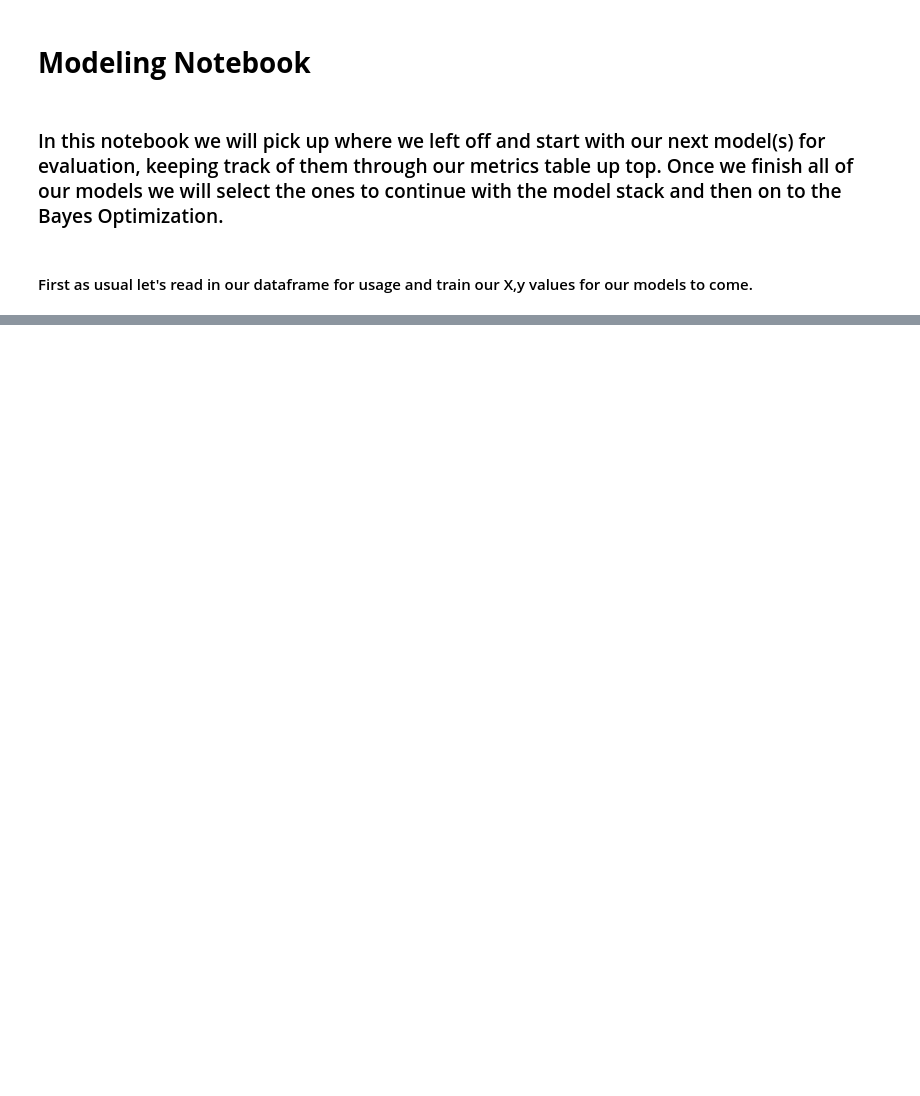
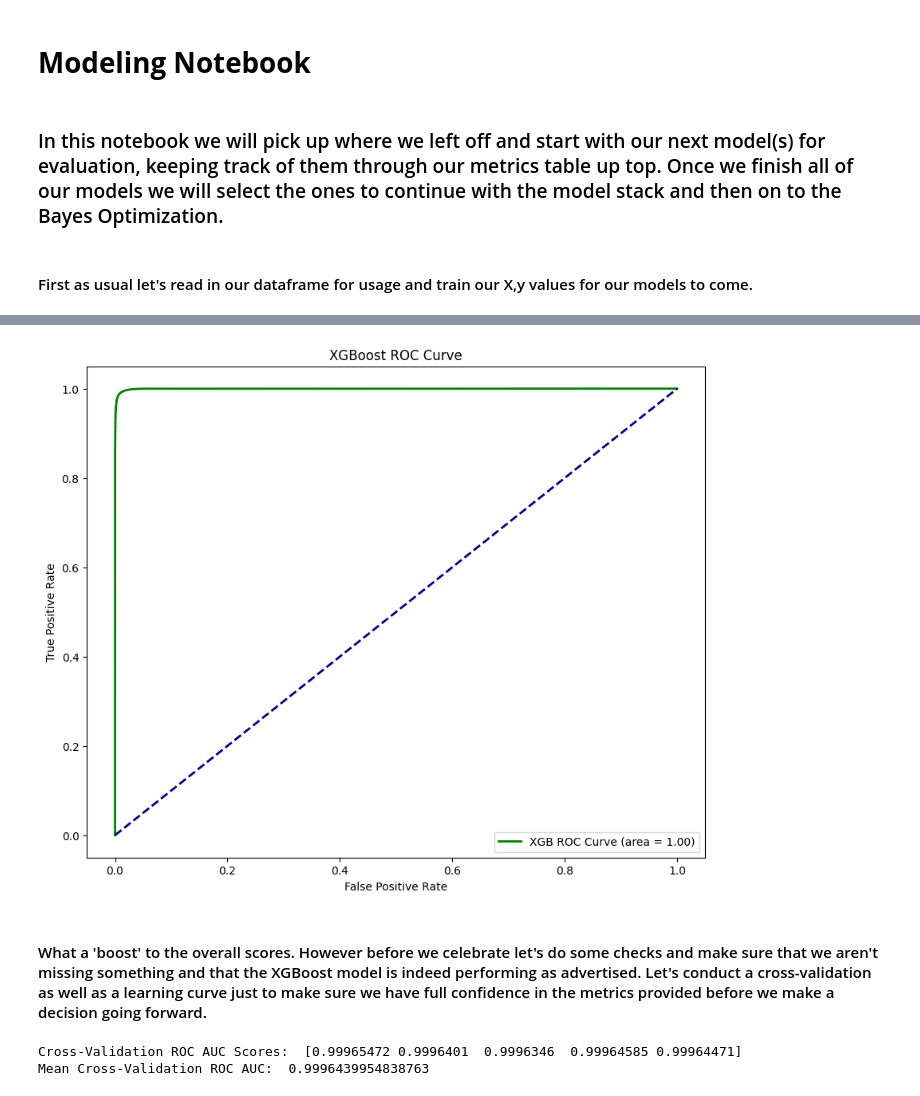
Before and after one commit to Taliwat/Springboard-DS, a Jupyter notebook: Capstone 2 - Instacart Project/modeling.ipynb, the cells around one changed output, grey strips where cells are left out. Drawn from its saved outputs; the diff is of its cells as text; code cells hidden in the pictures; blank space fills up the shorter version.

```diff
--- a/Capstone 2 - Instacart Project/modeling.ipynb
+++ b/Capstone 2 - Instacart Project/modeling.ipynb
@@ -55,0 +63,21 @@ print(table_metrics_df)
+# %%
+
+xgb = XGBClassifier(
+    use_label_encoder = False,
+    eval_metric = 'logloss',
+    objective = 'binary:logistic',
+    learning_rate = 0.1,
+    max_depth = 6,
+    n_estimators = 100,
+    subsample = 0.8,
+    colsample_bytree = 0.8,
+    gamma = 1,
+    reg_alpha = 0.01,
+    reg_lambda = 1
+)
+
+xgb.fit(X_train, y_train)
+xgb_proba = xgb.predict_proba(X_test)[:,1]
+
+print("XGBoost ROC AUC: ", roc_auc_score(y_test, xgb_proba))
+print(classification_report(y_test, xgb.predict(X_test)))
@@ -55,0 +94,23 @@ print(table_metrics_df)
+# %%
+fpr_xgb, tpr_xgb, _ = roc_curve(y_test, xgb_proba)
+xgb_roc_auc = auc(fpr_xgb, tpr_xgb)
+
+plt.figure(figsize = (10,8))
+plt.plot(fpr_xgb, tpr_xgb, color = 'green', lw = 2, label = 'XGB ROC Curve (area = %0.2f)' % xgb_roc_auc)
+plt.plot([0,1], [0,1], color = 'navy', lw = 2, linestyle = '--')
+plt.xlabel("False Positive Rate")
+plt.ylabel("True Positive Rate")
+plt.title("XGBoost ROC Curve")
+plt.legend(loc = 'lower right')
+plt.show()
+# %% [output]
+[figure, added]
+# %% [markdown]
+#### What a 'boost' to the overall scores.  However before we celebrate let's do some checks and make sure that we aren't missing something and that the XGBoost model is indeed performing as advertised.  Let's conduct a cross-validation as well as a learning curve just to make sure we have full confidence in the metrics provided before we make a decision going forward.
+# %%
+cv_scores = cross_val_score(xgb, X_train, y_train, cv = 5, scoring = 'roc_auc')
+print("Cross-Validation ROC AUC Scores: ", cv_scores)
+print("Mean Cross-Validation ROC AUC: ", np.mean(cv_scores))
+# %% [output]
+Cross-Validation ROC AUC Scores:  [0.99965472 0.9996401  0.9996346  0.99964585 0.99964471]
+Mean Cross-Validation ROC AUC:  0.9996439954838763
```
Also changed, not shown: parts of 12 cells of this notebook, 4 other files.
